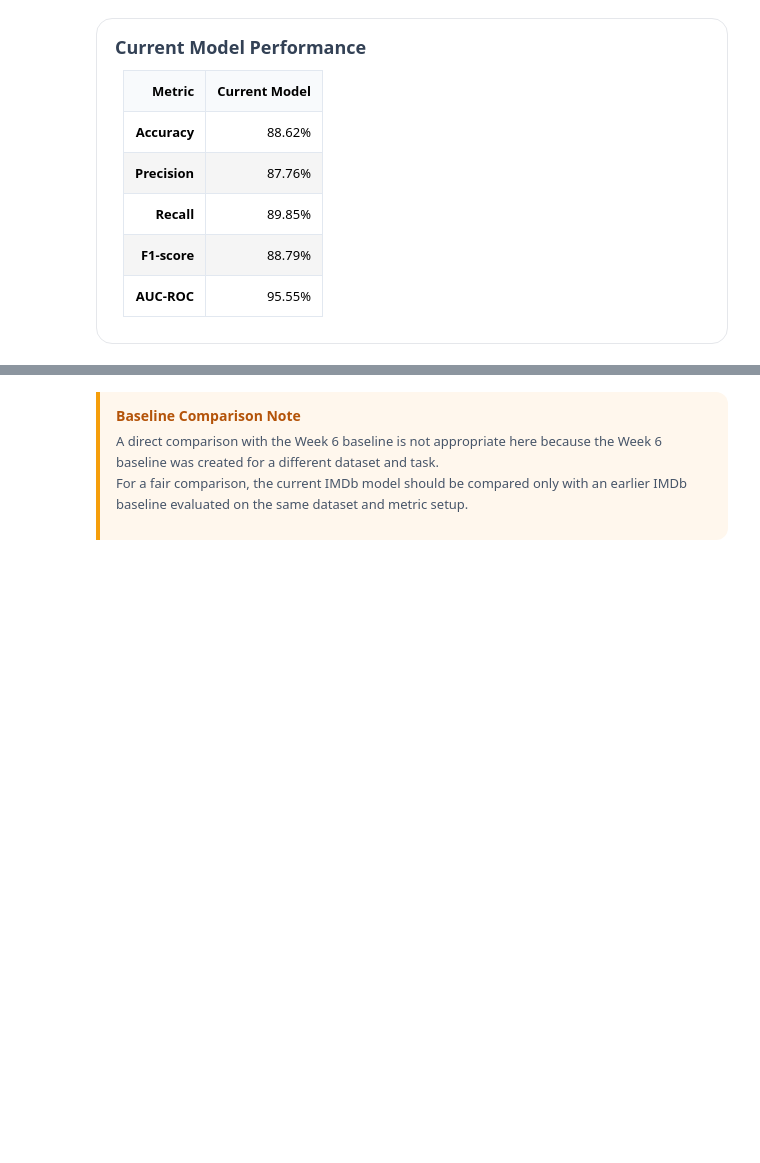
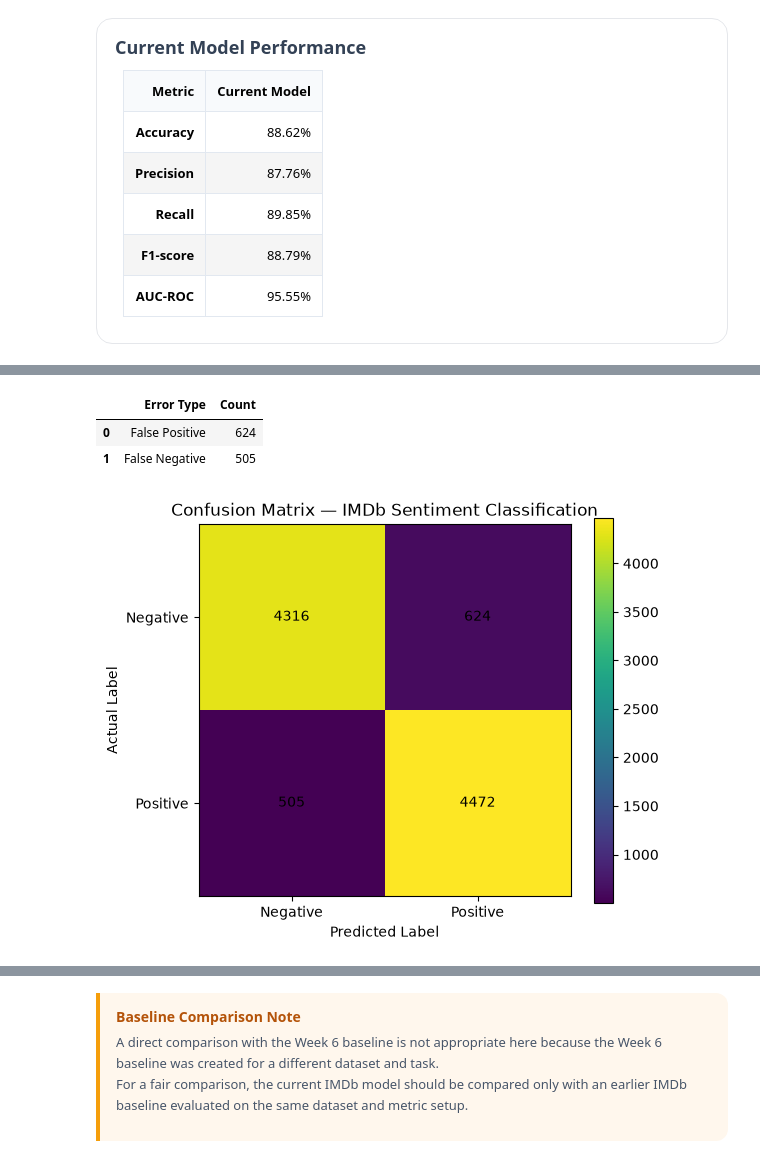
Before and after one commit to assma122/Binx-ai-ml-training, a Jupyter notebook: Week8/Day5/Week8_Day5.ipynb, the cells around one changed output, grey strips where cells are left out. Saved outputs shown, nothing was run; the diff lists cells and outputs as text; code cells hidden in the pictures; blank space fills up the shorter version.

```diff
--- a/Week8/Day5/Week8_Day5.ipynb
+++ b/Week8/Day5/Week8_Day5.ipynb
@@ -1535,0 +1971,47 @@ Current Model Performance
+# %%
+from sklearn.metrics import confusion_matrix
+
+cm = confusion_matrix(y_test, y_pred)
+
+tn, fp, fn, tp = cm.ravel()
+
+error_summary = pd.DataFrame({
+    "Error Type": ["False Positive", "False Negative"],
+    "Count": [fp, fn]
+})
+
+error_summary
+# %% [output]
+|  | Error Type | Count |
+| 0 | False Positive | 624 |
+| 1 | False Negative | 505 |
+# %%
+from sklearn.metrics import confusion_matrix
+import matplotlib.pyplot as plt
+
+cm = confusion_matrix(y_test, y_pred)
+
+plt.figure(figsize=(6, 5))
+plt.imshow(cm)
+
+plt.title("Confusion Matrix — IMDb Sentiment Classification")
+plt.xlabel("Predicted Label")
+plt.ylabel("Actual Label")
+
+plt.xticks([0, 1], ["Negative", "Positive"])
+plt.yticks([0, 1], ["Negative", "Positive"])
+
+for i in range(2):
+    for j in range(2):
+        plt.text(
+            j,
+            i,
+            cm[i, j],
+            ha="center",
+            va="center"
+        )
+
+plt.colorbar()
+plt.show()
+# %% [output]
+[figure, added]
```
Also changed, not shown: parts of 26 cells of this notebook.
